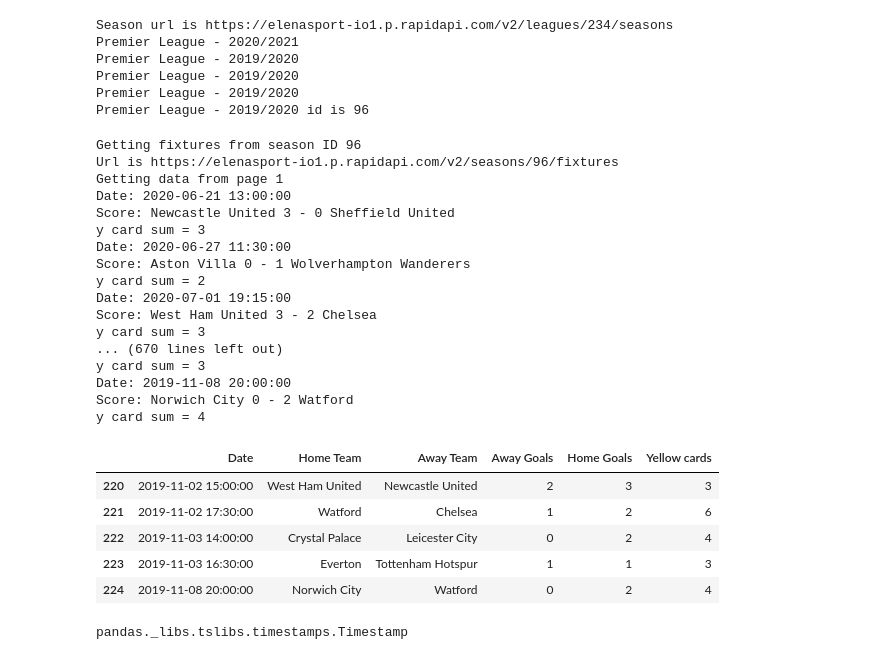
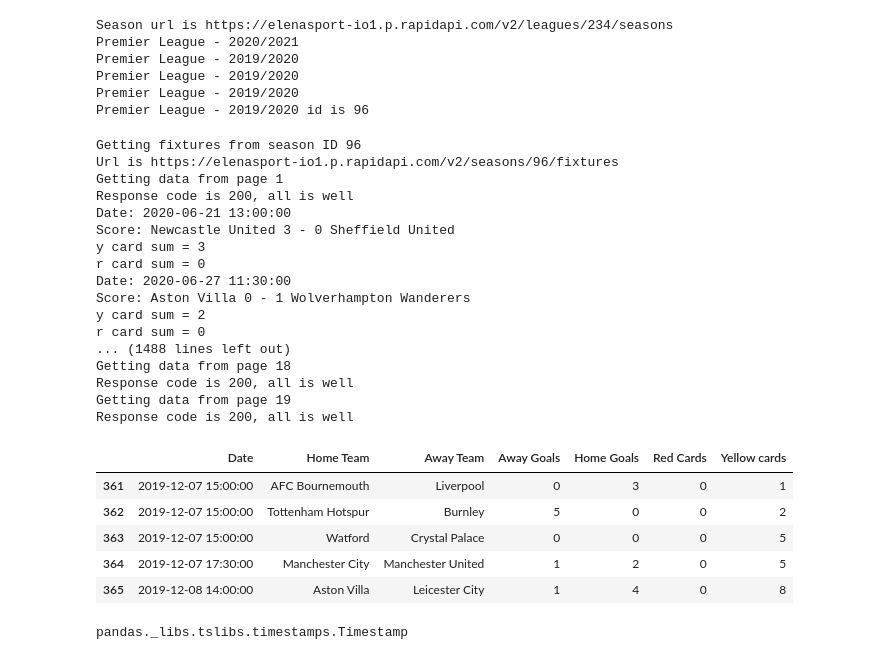
Before and after one commit to conorhamill36/FootballStats, a Jupyter notebook: FootballStats.ipynb, the cells around one changed output. Cells and saved outputs as stored; diff of their text form; code cells hidden in the pictures.

```diff
--- a/FootballStats.ipynb
+++ b/FootballStats.ipynb
@@ -27,6 +27,11 @@ def makeRequest(url, querystring = {}):
     }
 
     response = requests.request("GET", url, headers=headers, params = querystring)
+    if(response.status_code == 404):
+        print("Connection not made, returning nothing")
+        return 0
+    if(response.status_code == 200):
+        print(f"Response code is {response.status_code}, all is well")
     response_data_json = response.json()
     return response_data_json
 # %%
@@ -128,7 +133,7 @@ def getFixturesfromSeasonID(season_id):
     print(f"Url is {url}")
     fixtureData = []
 
-    for page_no in range(1, 10):
+    for page_no in range(1, 20):
         print(f"Getting data from page {page_no}")
         querystring = {"page":str(page_no),"expand":"stats,events"}
         season_json = makeRequest(url, querystring)
@@ -160,32 +179,32 @@ fixtureData = getFixturesfromSeasonID(season_id)
 Getting fixtures from season ID 96
 Url is https://elenasport-io1.p.rapidapi.com/v2/seasons/96/fixtures
 Getting data from page 1
+Response code is 200, all is well
 Date: 2020-06-21 13:00:00
 Score: Newcastle United 3 - 0 Sheffield United
 y card sum = 3
+r card sum = 0
 Date: 2020-06-27 11:30:00
 Score: Aston Villa 0 - 1 Wolverhampton Wanderers
 y card sum = 2
-Date: 2020-07-01 19:15:00
-Score: West Ham United 3 - 2 Chelsea
-y card sum = 3
-... (670 lines left out)
-y card sum = 3
-Date: 2019-11-08 20:00:00
-Score: Norwich City 0 - 2 Watford
-y card sum = 4
+r card sum = 0
+... (1488 lines left out)
+Getting data from page 18
+Response code is 200, all is well
+Getting data from page 19
+Response code is 200, all is well
 # %%
 #Reading in fixture data to dataframe
-columns = ['Date', 'Home Team', 'Away Team', 'Away Goals', 'Home Goals', 'Yellow cards']
+columns = ['Date', 'Home Team', 'Away Team', 'Away Goals', 'Home Goals', 'Red Cards', 'Yellow cards']
 fixture_df = pd.DataFrame(data=fixtureData, columns = columns)
 fixture_df.tail()
 # %% [output]
-|  | Date | Home Team | Away Team | Away Goals | Home Goals | Yellow cards |
-| 220 | 2019-11-02 15:00:00 | West Ham United | Newcastle United | 2 | 3 | 3 |
-| 221 | 2019-11-02 17:30:00 | Watford | Chelsea | 1 | 2 | 6 |
-| 222 | 2019-11-03 14:00:00 | Crystal Palace | Leicester City | 0 | 2 | 4 |
-| 223 | 2019-11-03 16:30:00 | Everton | Tottenham Hotspur | 1 | 1 | 3 |
-| 224 | 2019-11-08 20:00:00 | Norwich City | Watford | 0 | 2 | 4 |
+|  | Date | Home Team | Away Team | Away Goals | Home Goals | Red Cards | Yellow cards |
+| 361 | 2019-12-07 15:00:00 | AFC Bournemouth | Liverpool | 0 | 3 | 0 | 1 |
+| 362 | 2019-12-07 15:00:00 | Tottenham Hotspur | Burnley | 5 | 0 | 0 | 2 |
+| 363 | 2019-12-07 15:00:00 | Watford | Crystal Palace | 0 | 0 | 0 | 5 |
+| 364 | 2019-12-07 17:30:00 | Manchester City | Manchester United | 1 | 2 | 0 | 5 |
+| 365 | 2019-12-08 14:00:00 | Aston Villa | Leicester City | 1 | 4 | 0 | 8 |
 # %%
 type(fixture_df.Date[0])
 # %% [output]
```
Also changed, not shown: parts of 14 cells of this notebook.
